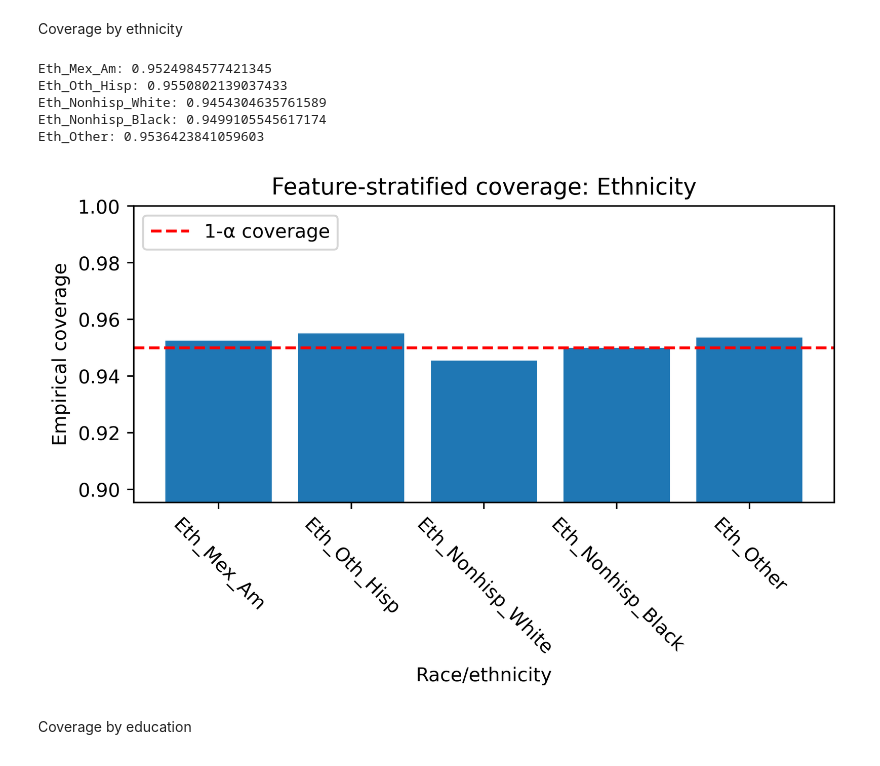
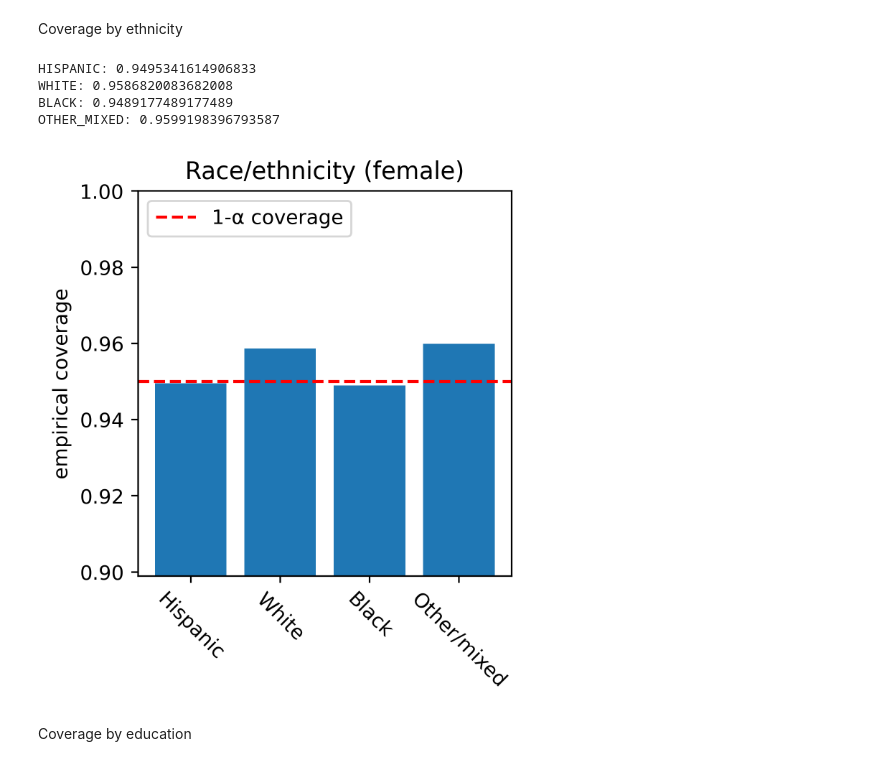
Before and after one commit to carlwharris/conformal_prediction_NHANES, a Jupyter notebook: clean_data.ipynb, the cells around one changed output. Saved outputs shown, nothing was run; the diff lists cells and outputs as text; code cells hidden in the pictures.

```diff
--- a/clean_data.ipynb
+++ b/clean_data.ipynb
@@ -36,10 +43,10 @@ y = y[outcome].astype(float)
 # %%
 from sklearn.linear_model import LinearRegression
 
-X_train, X_cal, X_test, y_train, y_cal, y_test = split_train_cal_test(X, y, trn_prop=0.5, cal_prop=0.25)
+NHANES_X, NHANES_y = split_train_cal_test(X, y, trn_prop=0.5, cal_prop=0.25)
 
 alpha = 0.05
-reg = CP(X_train, X_cal, y_train, y_cal, alpha=alpha, regressor="QR")
-# reg.hyperparam_search(n_iter=10)
+reg = CP(NHANES_X['train'], NHANES_X['cal'], NHANES_y['train'], NHANES_y['cal'], alpha=alpha, regressor="QR")
+reg.hyperparam_search(n_iter=100)
 reg.train()
 # %% [output]
@@ -48,6 +69,6 @@ Fitting median quantile (0.5)
 Fitting upper quantile (0.975)
 # %%
 reg.calc_qhat()
-cp_pred_df = reg.predict_cp_quantiles(X_test, y_test)
+cp_pred_df = reg.predict_cp_quantiles(NHANES_X['test'], NHANES_y['test'])
 # %% [output]
 Calculating scores
@@ -70,9 +97,0 @@ LOOH AHEAD
-# %%
-f_path = "/Users/carlharris/Documents/AIEM/Diabetes/LOOK AHEAD/Data/Baseline/Analysis_Data/baseline_combined.csv"
-df = pd.read_csv(f_path)
-df = recode_variables_LOOK_AHEAD(df)
-X = df[[ 'AGE', 'FEMALE',  'WEIGHT', 'HEIGHT', 'BMI'] + race_dummies]
-outcome = 'WAIST'
-y = df[[outcome]]
-y = y[outcome].astype(float)
-cp_pred_df = reg.predict_cp_quantiles(X_test, y_test)
@@ -252,40 +265,58 @@ Range 112.4 to 187.5: 0.9287941787941788 (avg diff = 24.685520146557142)
 # %% [markdown]
 Coverage by ethnicity
 # %%
-plt.figure(figsize=(6, 4), dpi=400)
+plt.figure(figsize=(3.5, 4), dpi=400)
 x_labels = []
 coverages = []
 
-for col in eth_dummies:
+X_test = NHANES_X['test']
+
+eth_mappings = {
+    "HISPANIC": "Hispanic",
+    "WHITE": "White",
+    "BLACK": "Black",
+    "OTHER_MIXED": "Other/mixed"
+}
+
+for col in race_dummies:
     y_col = cp_pred_df[X_test[col] == 1]
     coverage = calc_coverage(y_col)
     print(f"{col}: {coverage}")
     coverages.append(coverage)
-    x_labels.append(col)
+    x_labels.append(eth_mappings[col])
 
 plt.bar(np.arange(len(coverages)), coverages)
 if np.max(coverages)+0.05 < 1:
     bar_max = np.max(coverages)+0.05
 else:
     bar_max = 1
 plt.ylim(np.min(coverages)-0.05, bar_max)
 plt.axhline(y=1-alpha, color='r', linestyle='--', label="1-α coverage")
 plt.xticks(np.arange(len(coverages)), x_labels, rotation=-45)
-plt.title("Feature-stratified coverage: Ethnicity")
-plt.ylabel('Empirical coverage')
+
+if GENDER is not None:
+    # Img path with gender
+    img_path = os.path.join(plots_folder, "NH_FSC_ethnicity_{:.0f}Q_{gender}.pdf".format((1-alpha) * 100, gender=GENDER))
+    if GENDER == "MALE":
+        plt.title("Race/ethnicity (male)")
+    else:
+        plt.title("Race/ethnicity (female)")
+else:
+    img_path = os.path.join(plots_folder, "NH_FSC_ethnicity_{:.0f}Q.pdf".format((1-alpha) * 100))
+    plt.title("Race/ethnicity")
+
+
+plt.ylabel('empirical coverage')
 plt.legend(loc='upper left')
-plt.xlabel(f"Race/ethnicity")
 plt.tight_layout()
-img_path = os.path.join(plots_folder, "FSC_ethnicity_{:.0f}Q.pdf".format((1-alpha) * 100))
 plt.savefig(img_path, format="pdf", bbox_inches="tight")
 plt.show()
 # %% [output]
-Eth_Mex_Am: 0.9524984577421345
-Eth_Oth_Hisp: 0.9550802139037433
-Eth_Nonhisp_White: 0.9454304635761589
-Eth_Nonhisp_Black: 0.9499105545617174
-Eth_Other: 0.9536423841059603
+HISPANIC: 0.9495341614906833
+WHITE: 0.9586820083682008
+BLACK: 0.9489177489177489
+OTHER_MIXED: 0.9599198396793587
-[figure, old version]
+[figure, new version]
 # %% [markdown]
 Coverage by education
 # %%
```
Also changed, not shown: parts of 25 cells of this notebook, 10 other files.
